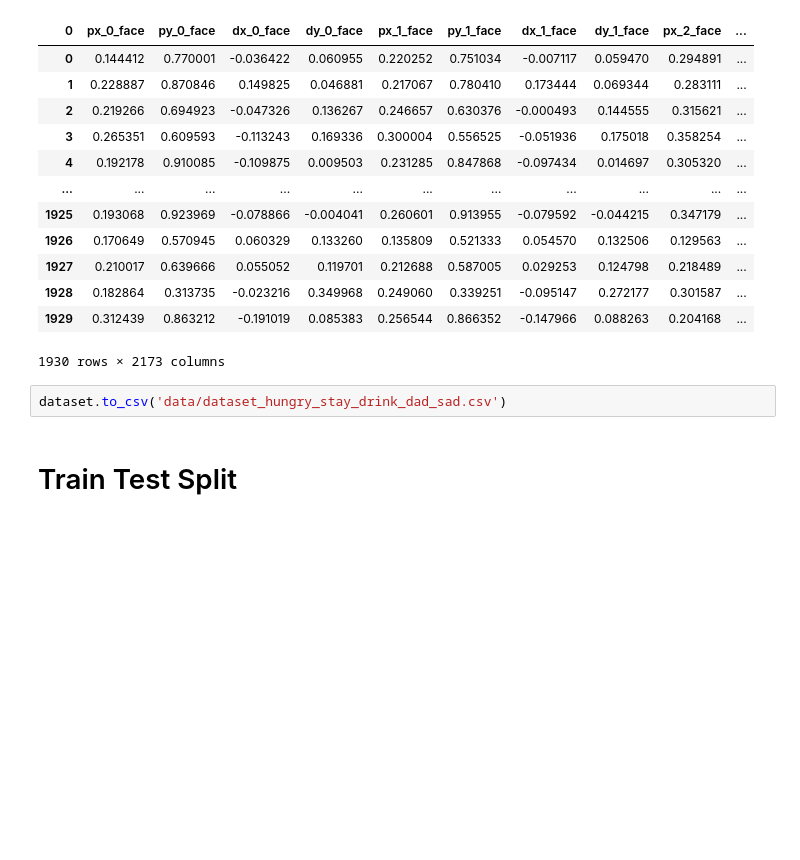
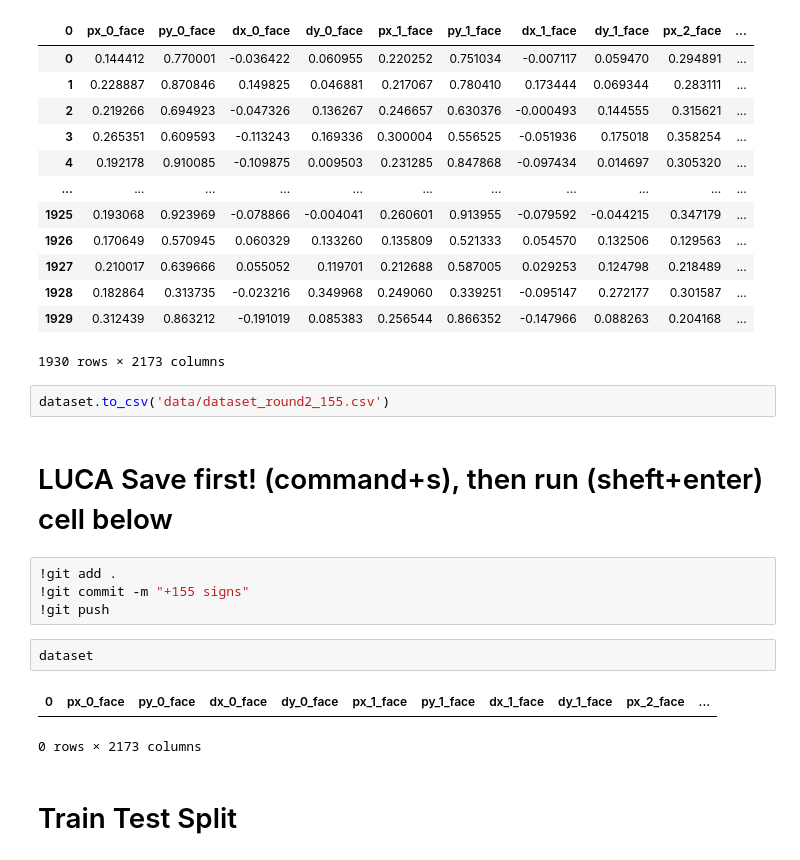
Before and after one commit to alexanderdaffara/AmericanSignLanguage_Classifier, a Jupyter notebook: AquiringData.ipynb, the cells around one changed output. Drawn from its saved outputs; the diff is of its cells as text; blank space fills up the shorter version.

Commit message:
extra commit

```diff
--- a/AquiringData.ipynb
+++ b/AquiringData.ipynb
@@ -183,7 +270,18 @@ dataset
 | 1929 | 0.312439 | 0.863212 | -0.191019 | 0.085383 | 0.256544 | 0.866352 | -0.147966 | 0.088263 | 0.204168 | ... |
 1930 rows × 2173 columns
 # %%
-dataset.to_csv('data/dataset_hungry_stay_drink_dad_sad.csv')
+dataset.to_csv('data/dataset_round2_155.csv')
+# %% [markdown]
+# LUCA Save first! (command+s), then run (sheft+enter) cell below
+# %%
+!git add .
+!git commit -m "+155 signs"
+!git push
+# %%
+dataset
+# %% [output]
+| 0 | px_0_face | py_0_face | dx_0_face | dy_0_face | px_1_face | py_1_face | dx_1_face | dy_1_face | px_2_face | ... |
+0 rows × 2173 columns
 # %% [markdown]
 # Train Test Split
 # %%
```
Also changed, not shown: parts of 24 cells of this notebook.
